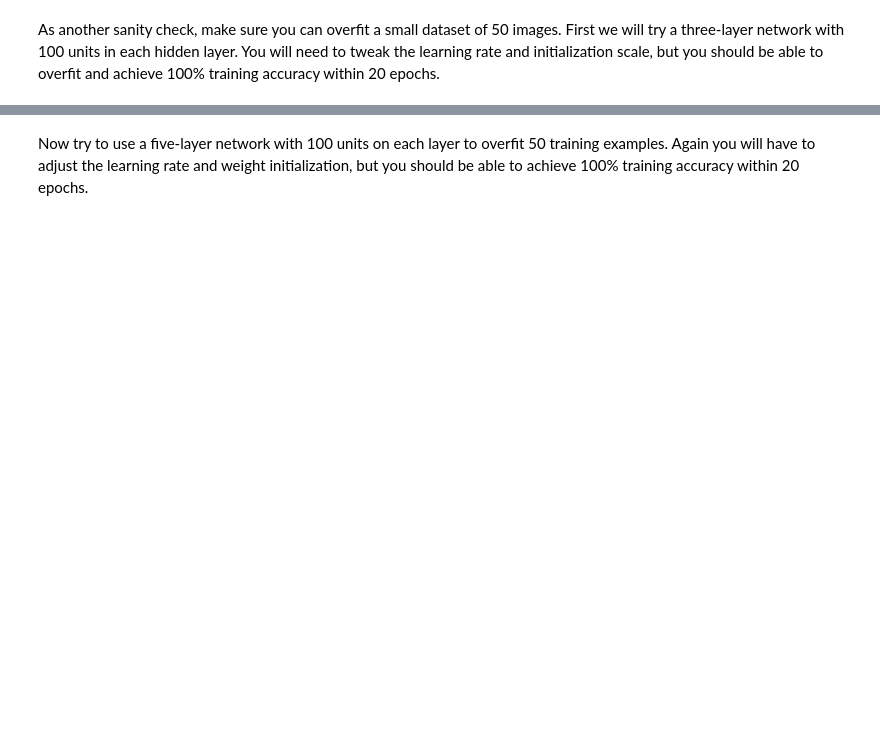
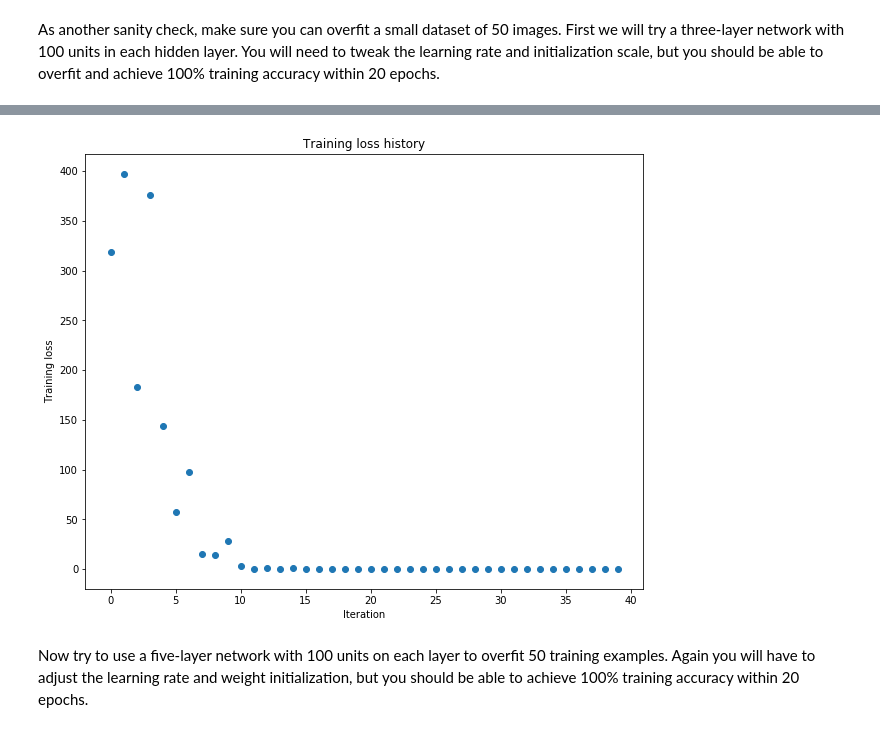
Before and after one commit to liaison/cs231n, a Jupyter notebook: spring1617_assignment2/FullyConnectedNets.ipynb, the cells around one changed output, grey strips where cells are left out. Saved outputs shown, nothing was run; the diff lists cells and outputs as text; code cells hidden in the pictures; blank space fills up the shorter version.

```diff
--- a/spring1617_assignment2/FullyConnectedNets.ipynb
+++ b/spring1617_assignment2/FullyConnectedNets.ipynb
@@ -430,8 +453,9 @@ small_data = {
   'y_val': data['y_val'],
 }
 
-weight_scale = 1e-2
-learning_rate = 1e-4
+weight_scale = 1e-1  # adjust to achieve 100% training accuracy
+learning_rate = 1e-3 # ajust to achieve 100% training accuracy
+
 model = FullyConnectedNet([100, 100],
               weight_scale=weight_scale, dtype=np.float64)
 solver = Solver(model, small_data,
@@ -448,3 +472,4 @@ plt.title('Training loss history')
 plt.xlabel('Iteration')
 plt.ylabel('Training loss')
 plt.show()
+# %% [output]
@@ -451,3 +493,4 @@ plt.show()
+[figure, added]
 # %% [markdown]
 Now try to use a five-layer network with 100 units on each layer to overfit 50 training examples. Again you will have to adjust the learning rate and weight initialization, but you should be able to achieve 100% training accuracy within 20 epochs.
 # %%
```
Also changed, not shown: parts of 4 cells of this notebook.
